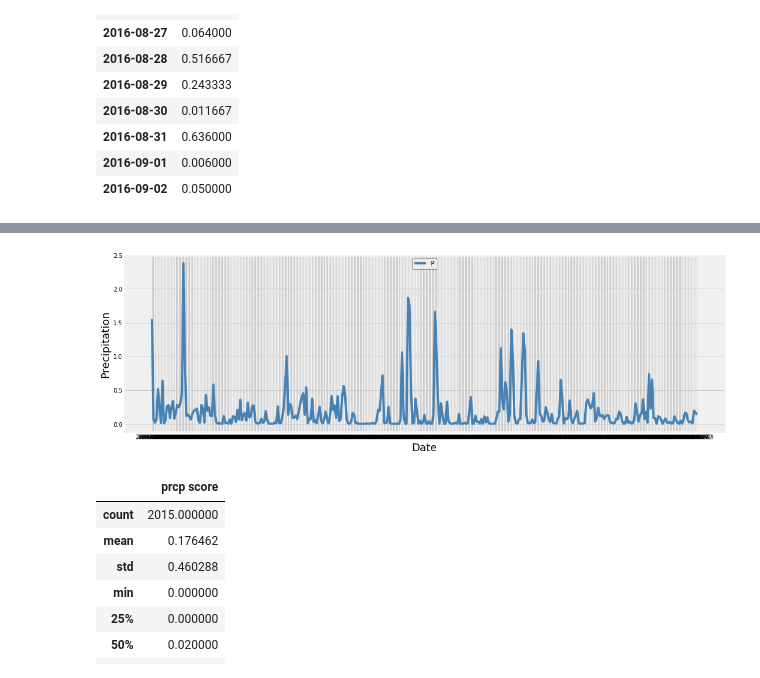
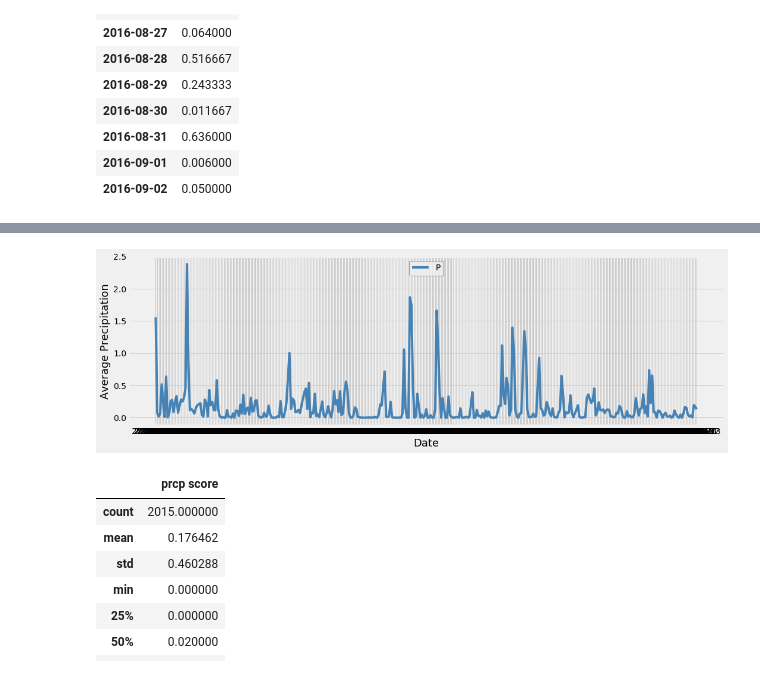
Before and after one commit to ashleykuttler/sql-alchemy-homework-08, a Jupyter notebook: sql_alchemy_final_AK.ipynb, the cells around one changed output, grey strips where cells are left out. Saved outputs shown, nothing was run; the diff lists cells and outputs as text; code cells hidden in the pictures.

```diff
--- a/sql_alchemy_final_AK.ipynb
+++ b/sql_alchemy_final_AK.ipynb
@@ -157,18 +157,18 @@ plt.show()
 # %%
 # Use Pandas Plotting with Matplotlib to plot the data (avg prcp grouped by date)
 x_axis = results_grouped.index.values
 y_axis = results_grouped['avg prcp']
 plt.figure(figsize=[15, 5])
 plt.plot(x_axis, y_axis, color = 'steelblue')
 plt.xlabel("Date", fontsize =18)
-plt.ylabel("Precipitation", fontsize =18)
+plt.ylabel("Average Precipitation", fontsize =18)
 plt.legend(labels="Prcp", loc='upper center', frameon=True, edgecolor='black')
 plt.grid(True)
 plt.tight_layout()
 plt.savefig("Image-AvgPrecipitation.png")
 plt.show()
 # %% [output]
-[figure, old version]
+[figure, new version]
 # %%
 # Use Pandas to calcualte the summary statistics for the precipitation data
 results.describe()
```
Also changed, not shown: parts of 12 cells of this notebook, 5 other files.
